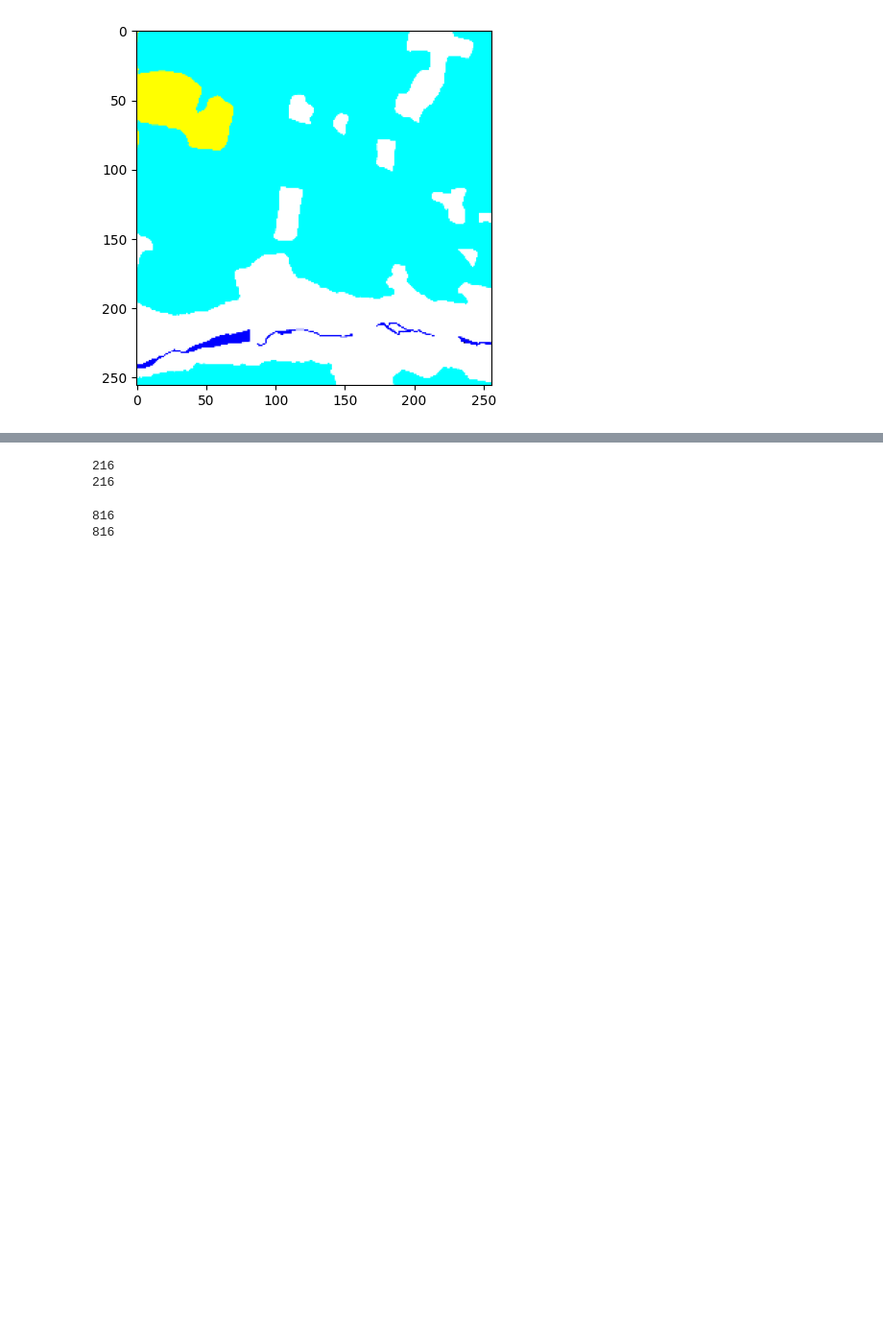
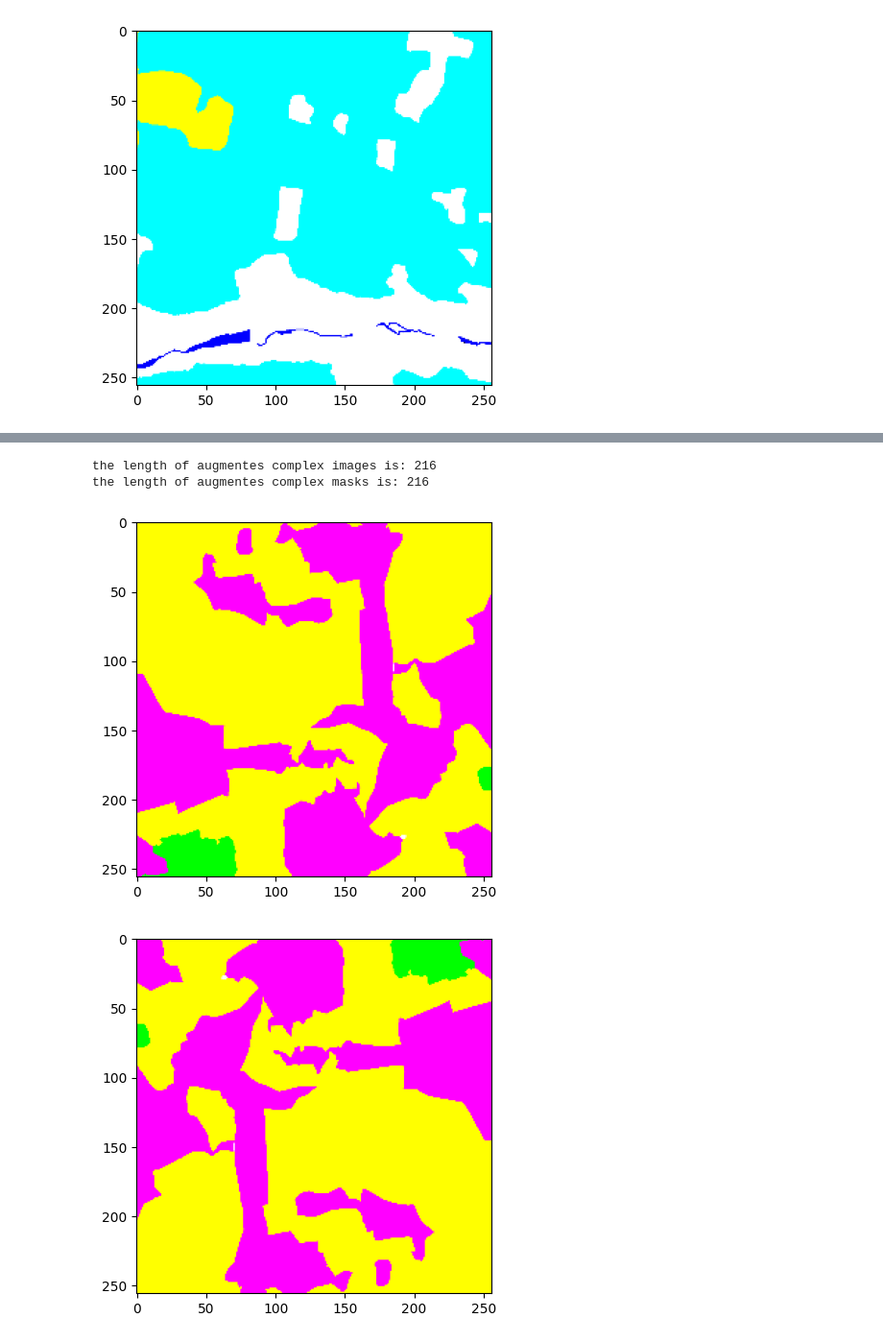
Before and after one commit to KianESoftware/Satellite-Image-Segmentation-Multiclass-, a Jupyter notebook: Portfolio_Unet.ipynb, the cells around one changed output, grey strips where cells are left out. Shown at 96% size. Cells and saved outputs as stored; diff of their text form; code cells hidden in the pictures; blank space fills up the shorter version.

```diff
--- a/Portfolio_Unet.ipynb
+++ b/Portfolio_Unet.ipynb
@@ -62,6 +66,6 @@ Drive already mounted at /content/drive; to attempt to forcibly remount, call dr
 # %%
-simple_folder_path = '****/******/*****'
-complex_folder_path = '*****/******/*****'
-very_complex_folder_path = '*****/******/*****'
-validation_floder_path = '*****/******/*****'
+simple_folder_path = '/****/*****/****'
+complex_folder_path = '/****/*****/****'
+very_complex_folder_path = '/****/*****/****'
+validation_floder_path = '/****/*****/****'
 # %%
@@ -374,16 +400,22 @@ def augment_data(data,mask,type):
 # %%
 complex_augmented_images,complex_augmented_masks = augment_data(complex_images,complex_masks,'complex')
 
-print(len(complex_augmented_images))
-print(len(complex_augmented_masks))
+print('the length of augmentes complex images is:',len(complex_augmented_images))
+print('the length of augmentes complex masks is:',len(complex_augmented_masks))
 # %% [output]
-216
-216
+the length of augmentes complex images is: 216
+the length of augmentes complex masks is: 216
-# %%
-very_complex_augmented_images0,very_complex_augmented_masks0 = augment_data(very_complex_images,very_complex_masks,'very_complex')
-
-print(len(very_complex_augmented_images0))
-print(len(very_complex_augmented_masks0))
-# %% [output]
-816
-816
+# %%
+# vizualizing the augmentation results
+
+plt.imshow(complex_augmented_masks[0])
+plt.show()
+
+plt.imshow(complex_augmented_masks[1])
+plt.show()
+
+plt.imshow(complex_augmented_masks[2])
+plt.show()
+# %% [output]
+[figure, added]
+[figure, added]
```
Also changed, not shown: parts of 34 cells of this notebook.
